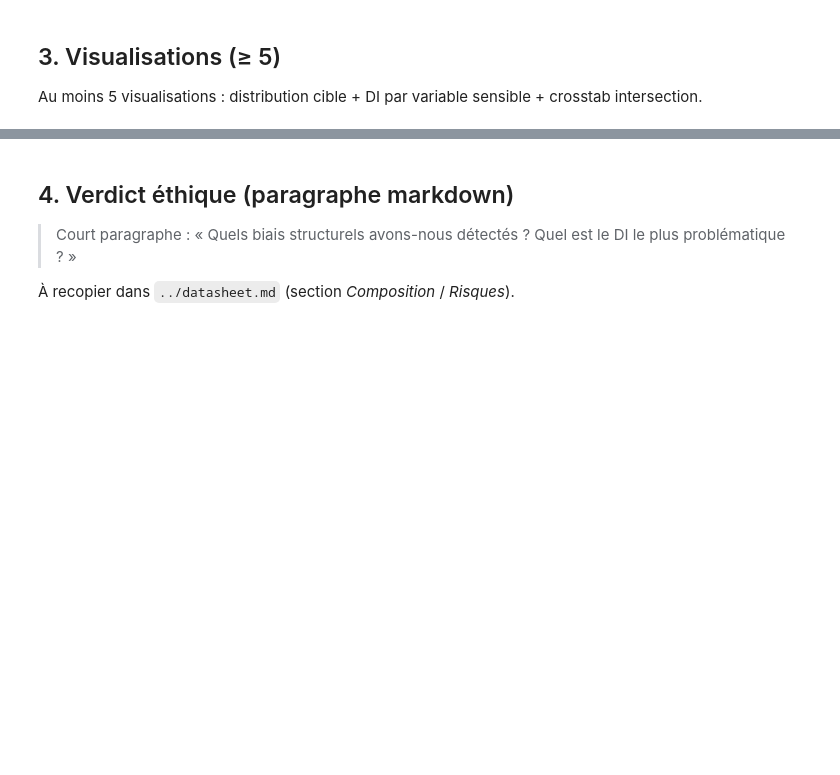
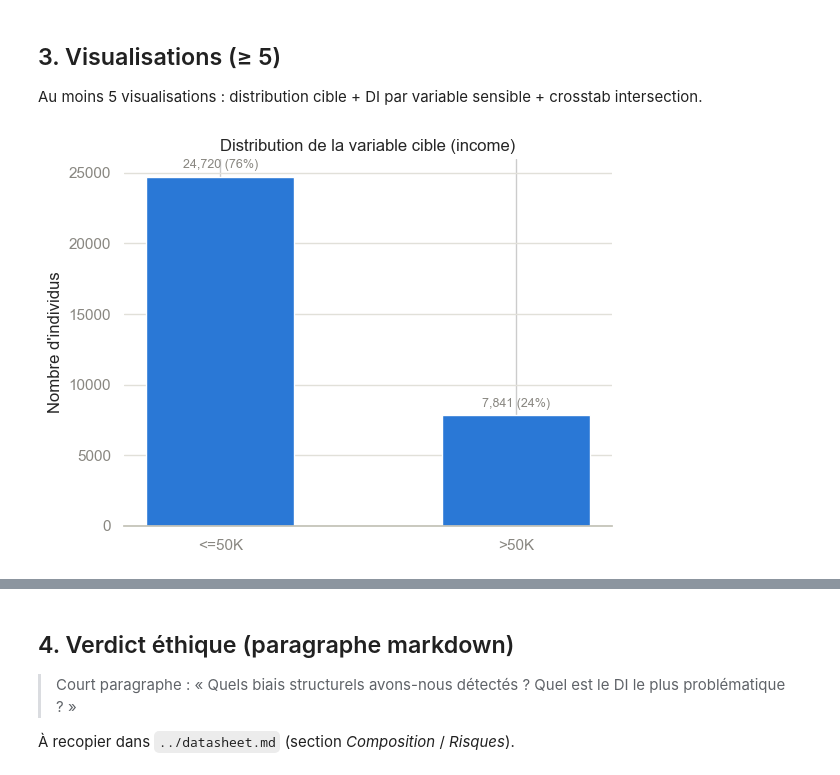
Before and after one commit to nawellepolin/M2-B2-athena-nawelle-jeremy, a Jupyter notebook: notebooks/M2-B2_audit_template.ipynb, the cells around one changed output, grey strips where cells are left out. Cells and saved outputs as stored; diff of their text form; code cells hidden in the pictures; blank space fills up the shorter version.

Commit message:
feat : visualisations jupyter + verdict datasheet co-authored-by:jeremycalvo

```diff
--- a/notebooks/M2-B2_audit_template.ipynb
+++ b/notebooks/M2-B2_audit_template.ipynb
@@ -120,0 +148,31 @@ crosstab intersection.
+# %%
+# Visualisation 1 — distribution de la cible (income)
+COLOR_MAIN = "#2a78d6"  # slot 1 (bleu), série unique
+MUTED = "#898781"
+GRID = "#e1e0d9"
+AXIS = "#c3c2b7"
+
+income_counts = df["income"].value_counts()
+
+fig, ax = plt.subplots(figsize=(6, 4.5))
+bars = ax.bar(income_counts.index, income_counts.values, color=COLOR_MAIN, width=0.5)
+ax.bar_label(
+    bars,
+    labels=[f"{v:,} ({v / income_counts.sum():.0%})" for v in income_counts.values],
+    padding=4, fontsize=9, color=MUTED,
+)
+
+ax.set_ylabel("Nombre d'individus")
+ax.set_title("Distribution de la variable cible (income)")
+ax.grid(axis="y", color=GRID, linewidth=1)
+ax.set_axisbelow(True)
+for spine in ["top", "right", "left"]:
+    ax.spines[spine].set_visible(False)
+ax.spines["bottom"].set_color(AXIS)
+ax.tick_params(axis="x", colors=MUTED)
+ax.tick_params(axis="y", colors=MUTED)
+
+plt.tight_layout()
+plt.show()
+# %% [output]
+[figure, added]
```
Also changed, not shown: parts of 10 cells of this notebook, 3 other files.
